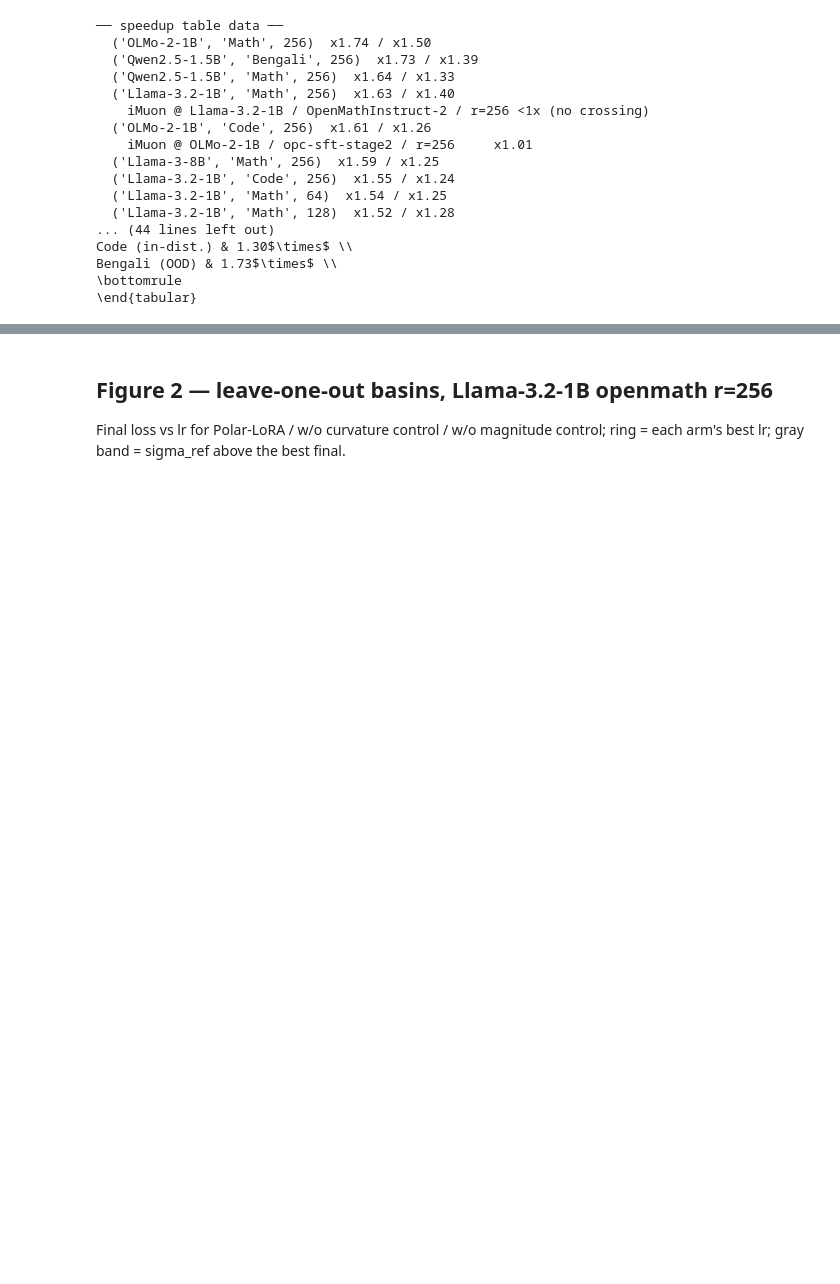
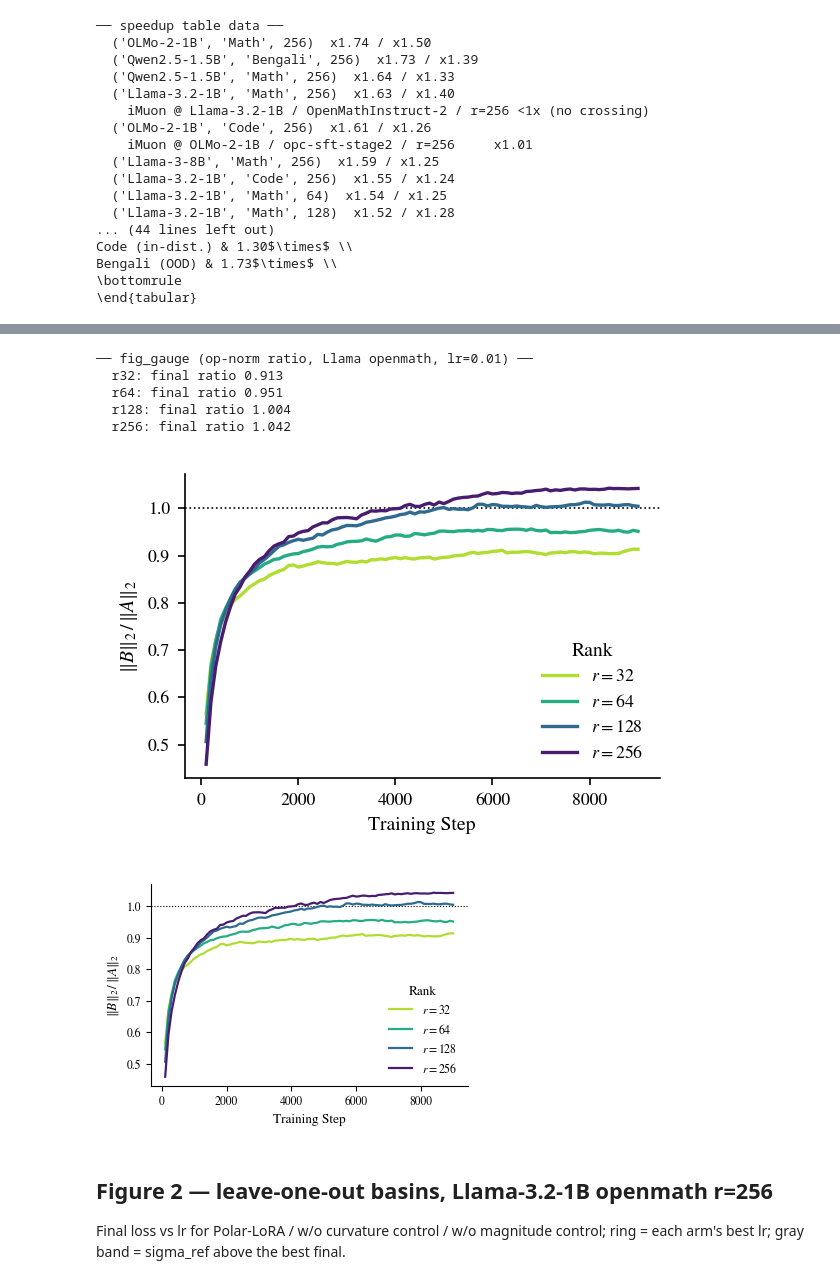
Before and after one commit to nikhilgsh/lora-optimizers, a Jupyter notebook: paper/paper_figs.ipynb, the cells around one changed output, grey strips where cells are left out. Saved outputs shown, nothing was run; the diff lists cells and outputs as text; code cells hidden in the pictures; blank space fills up the shorter version.

```diff
--- a/paper/paper_figs.ipynb
+++ b/paper/paper_figs.ipynb
@@ -93,3 +89,14 @@ display(Image(str(FIGS / 'figA_rank.png')))
+# %%
+bpf.fig_gauge()
+display(Image(str(FIGS / 'fig_gauge.png')))
+# %% [output]
+── fig_gauge (op-norm ratio, Llama openmath, lr=0.01) ──
+  r32: final ratio 0.913
+  r64: final ratio 0.951
+  r128: final ratio 1.004
+  r256: final ratio 1.042
+[figure, added]
+[figure, added]
 # %% [markdown]
 ## Figure 2 — leave-one-out basins, Llama-3.2-1B openmath r=256
 
```
Also changed, not shown: parts of 13 cells of this notebook, 2 other files.
